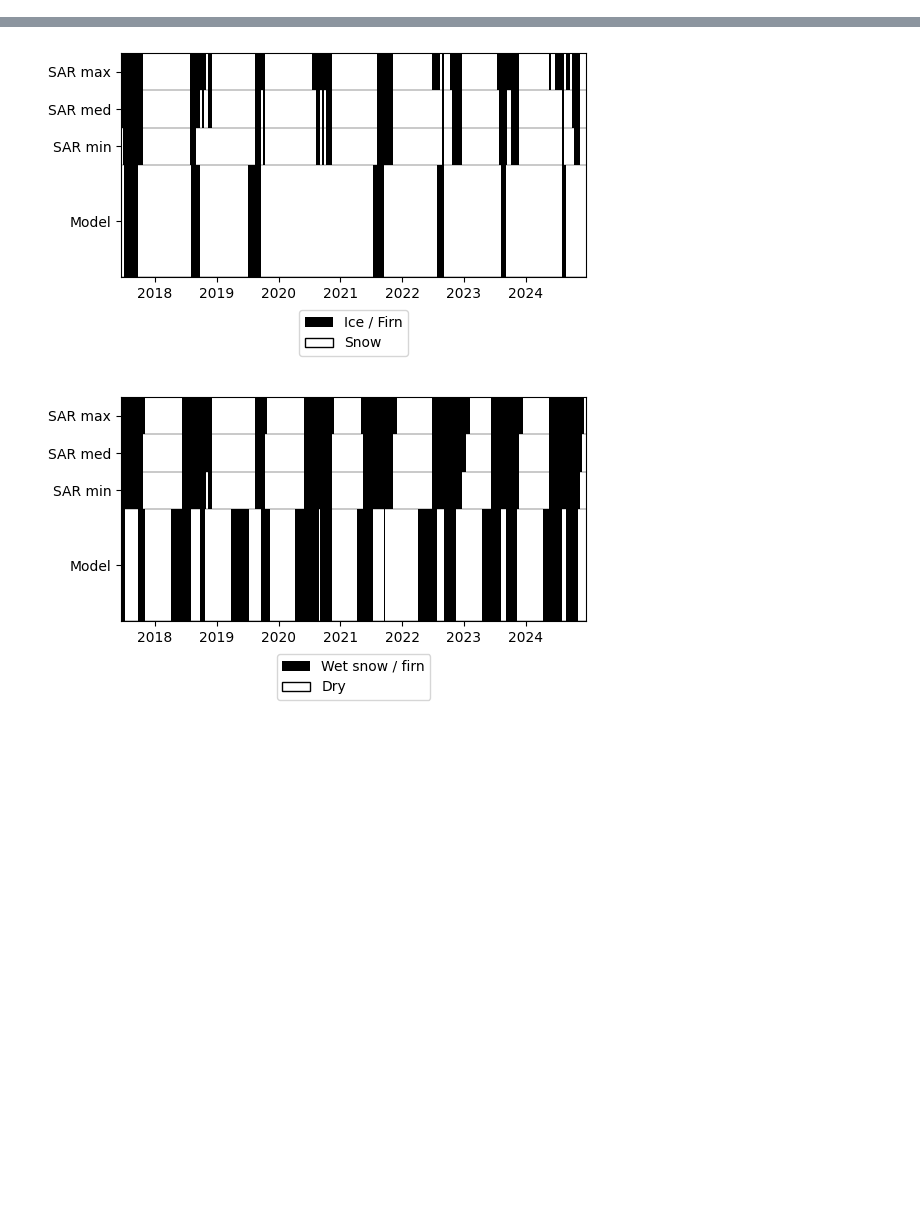
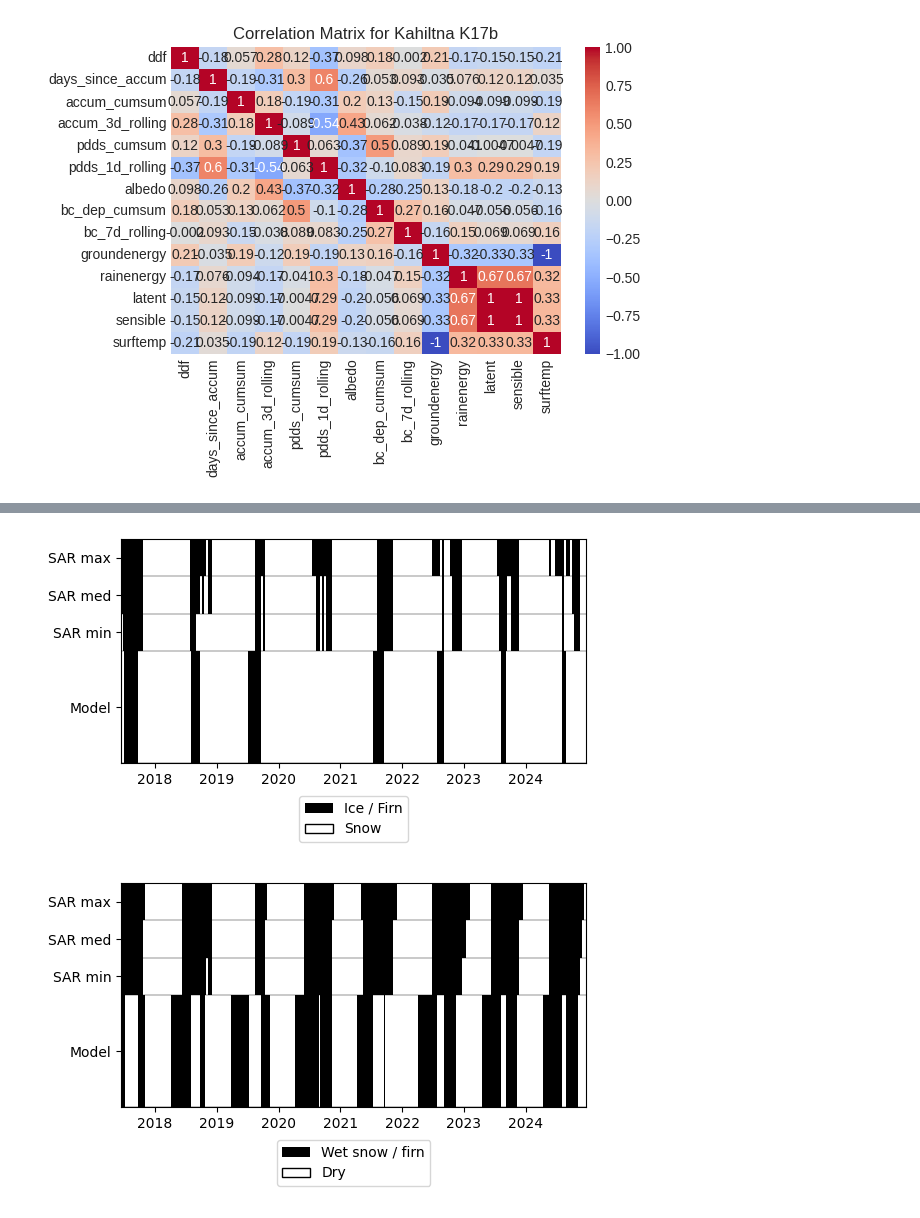
Before and after one commit to clairevwilson/PEBSI, a Jupyter notebook: project/explore.ipynb, the cells around one changed output, grey strips where cells are left out. Cells and saved outputs as stored; diff of their text form; code cells hidden in the pictures; blank space fills up the shorter version.

```diff
--- a/project/explore.ipynb
+++ b/project/explore.ipynb
@@ -21,3 +24,64 @@ else:
 
 colors = ['#63c4c7','#fcc02e','#4D559C','#60C252','#BF1F6A',
               '#F77808','#298282','#999999','#FF89B0','#427801']
+# %%
+# site_dict = {'kahiltna':['K53','K17b'], #  ,'K14C','KPS'
+#              'kennicott':['GTH','GTL'], # KENNICOTT   'KC31',
+#              'gulkana':['AU','B','D'], # GULKANA
+#              'wolverine':['N','EC'], # WOLVERINE     # 'B'
+#             #  'lemoncreek':['B','C','D'], # LEMON CREEK
+#              'taku':['MG1','NWB1'], # TAKU ,'TKG3'
+#              }
+# for glacier in site_dict:
+#     for site in site_dict[glacier]:
+#         df = pd.read_csv(base_fp + glacier+site+'_df.csv')
+#         plt.hist(df['ddf'], histtype='step', label=glacier + site, density=True)
+# plt.xlim(0, 20)
+# plt.legend()
+coords = '63.0_-151.2'
+# coords = '63.5_-145.625'
+dsw = xr.open_dataarray(f'../../climate_data/MERRA2/{coords}/BCWT002_{coords}.nc')
+dsd = xr.open_dataarray(f'../../climate_data/MERRA2/{coords}/BCDP002_{coords}.nc')
+ds_bc = dsw + dsd
+
+ds = xr.open_dataset(base_fp + 'kahiltnaK17b_2026_02_13_base_qmwindkp0.5_0.nc')
+# ds = xr.open_dataset(base_fp + 'gulkanaD_2026_02_03_base_long_0.nc')
+
+df = get_ddf_df(ds, ds_bc, n_rolling_pdds=1)
+# df = pd.read_csv(base_fp + 'kahiltnaK17b_df.csv', parse_dates=True, index_col=0)
+# df['doy'] = pd.to_datetime(df.index).day_of_year
+ds = ds.resample(time='d').mean().sel(time=df.index)
+# df['snow_bc'] = ds.layerBC.isel(layer=range(5)).max(dim='layer').values
+# df['snow_gs'] = ds.layergrainsize.isel(layer=range(5)).max(dim='layer').values
+# df['albedo'] = ds.albedo.values
+
+
+# plt.scatter(df['doy'], df['ddf'])
+# plt.show()
+
+# coords = '63.0_-151.2'
+# dsu = xr.open_dataarray(f'../../climate_data/MERRA2/{coords}/U2M_{coords}.nc')
+# dsv = xr.open_dataarray(f'../../climate_data/MERRA2/{coords}/V2M_{coords}.nc')
+# dsu.values = np.sqrt(np.square(dsu.values) + np.square(dsv.values))
+# wind = dsu.resample(time='d').mean()
+# dfqm = pd.read_csv('../data/bias_adjustment/quantile_mapping_gulkana_wind.csv')
+# df['wind'] = np.interp(wind.sel(time=df.index).values, dfqm['sorted'], dfqm['mapping'])
+corr = df.corr()
+plt.figure()
+sns.heatmap(corr, annot=True, cmap='coolwarm', vmin=-1, vmax=1)
+plt.title(f'Correlation Matrix for Kahiltna K17b')
+plt.tight_layout()
+plt.show()
+
+# df_more = df.loc[df['ddf'] >= 20]
+# df_less = df.loc[df['ddf'] < 20]
+
+#
+# ds = ds.sel(time=slice('2021-08-05','2021-09-01'))
+# dates = pd.date_range('2021-08-05','2021-09-01', freq='d')
+# visualize_layers(ds, dates, ['layertemp','layerwater','layerdensity'])
+# plt.show()
+# plt.plot(ds.time, ds.albedo)
+# plt.show()
+# %% [output]
+[figure, added]
```
Also changed, not shown: parts of 8 cells of this notebook, 5 other files.
